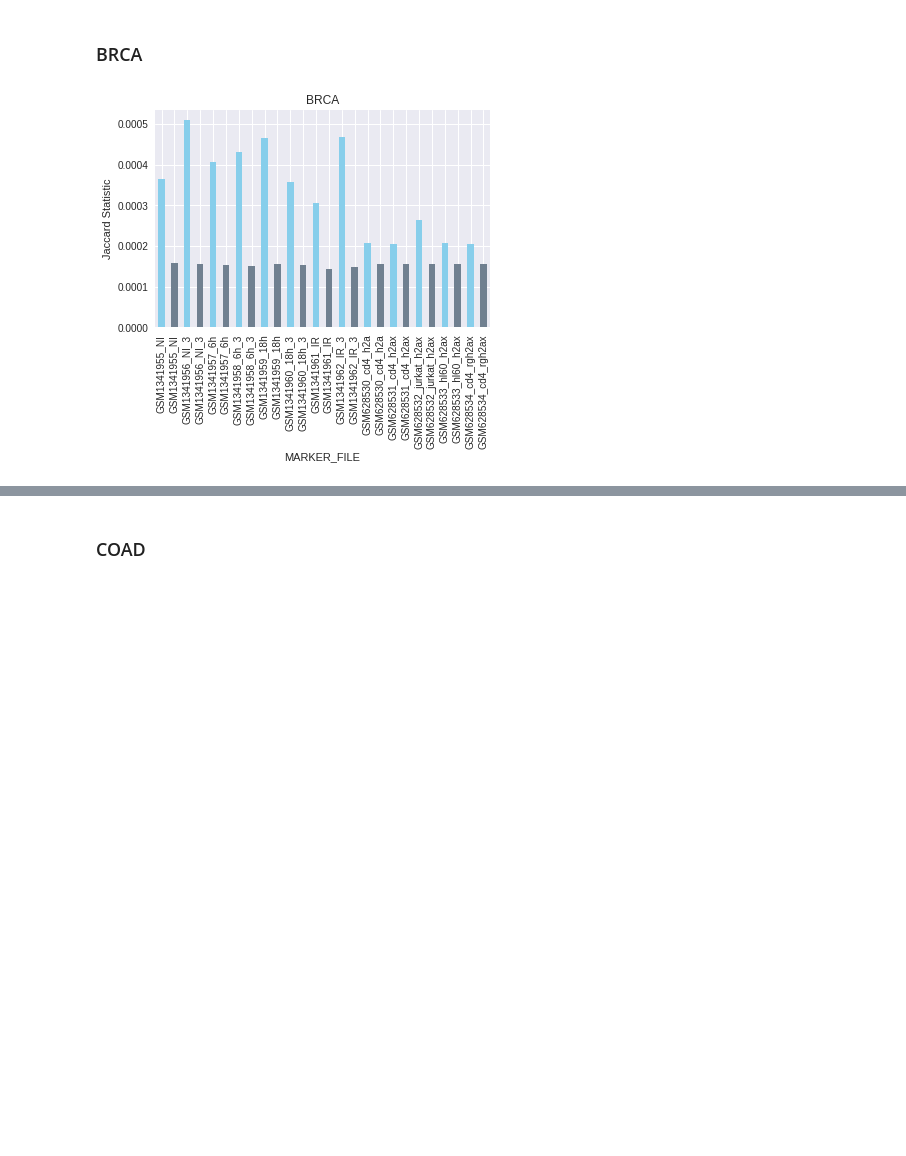
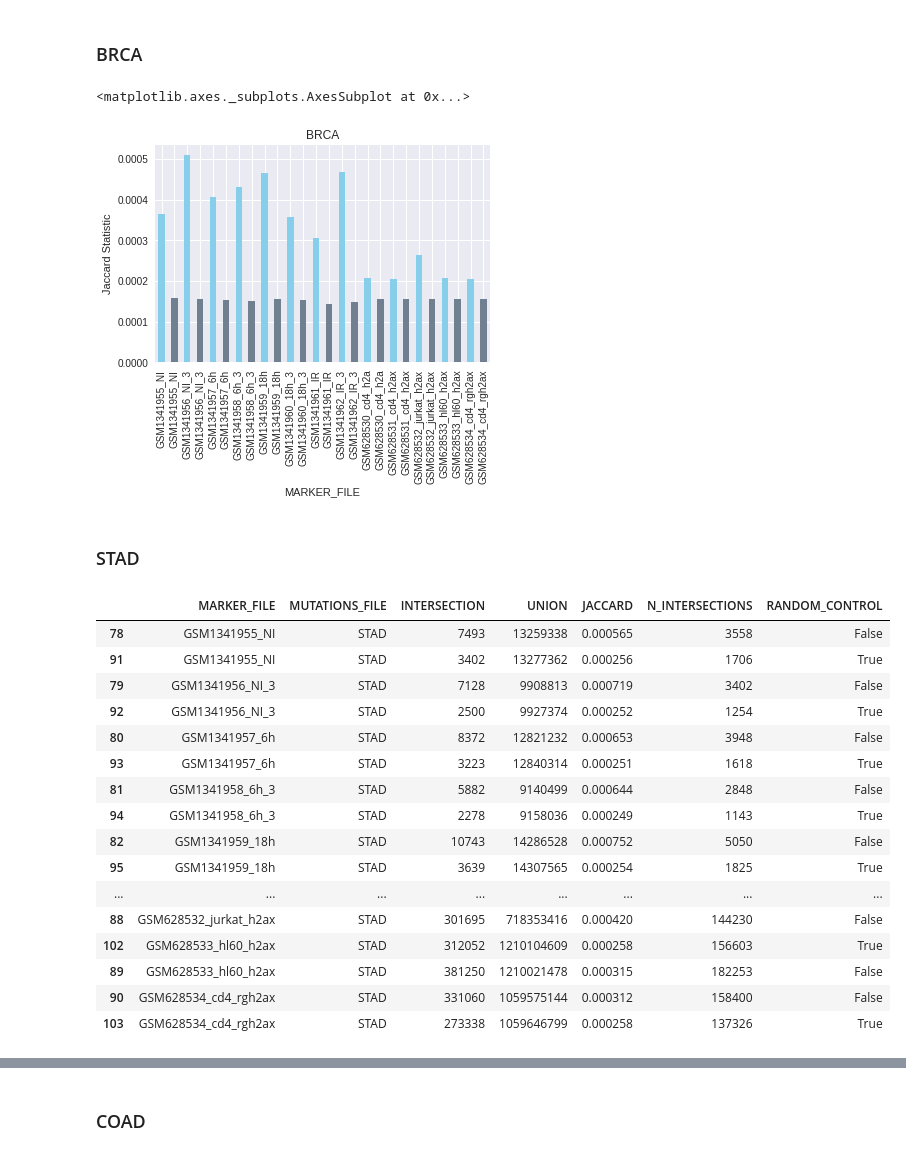
Before and after one commit to wjmn/dsb-bioinformatics-project, a Jupyter notebook: notebooks/20170723_preliminaryjaccardrun.ipynb, the cells around one changed output, grey strips where cells are left out. Saved outputs shown, nothing was run; the diff lists cells and outputs as text; code cells hidden in the pictures; blank space fills up the shorter version.

```diff
--- a/notebooks/20170723_preliminaryjaccardrun.ipynb
+++ b/notebooks/20170723_preliminaryjaccardrun.ipynb
@@ -126,6 +126,29 @@ er_neg_plot = plot_data_bars(er_neg, "ER_NEGATIVE")
 ### BRCA
 # %%
 brca = jaccard_hg38_clean[jaccard_hg38_clean["MUTATIONS_FILE"]=="BRCA"]
-brca = plot_data_bars(brca, "BRCA")
+plot_data_bars(brca, "BRCA")
 # %% [output]
+<matplotlib.axes._subplots.AxesSubplot at 0x...>
 [figure]
+# %% [markdown]
+### STAD
+# %%
+stad
+# %% [output]
+|  | MARKER_FILE | MUTATIONS_FILE | INTERSECTION | UNION | JACCARD | N_INTERSECTIONS | RANDOM_CONTROL |
+| 78 | GSM1341955_NI | STAD | 7493 | 13259338 | 0.000565 | 3558 | False |
+| 91 | GSM1341955_NI | STAD | 3402 | 13277362 | 0.000256 | 1706 | True |
+| 79 | GSM1341956_NI_3 | STAD | 7128 | 9908813 | 0.000719 | 3402 | False |
+| 92 | GSM1341956_NI_3 | STAD | 2500 | 9927374 | 0.000252 | 1254 | True |
+| 80 | GSM1341957_6h | STAD | 8372 | 12821232 | 0.000653 | 3948 | False |
+| 93 | GSM1341957_6h | STAD | 3223 | 12840314 | 0.000251 | 1618 | True |
+| 81 | GSM1341958_6h_3 | STAD | 5882 | 9140499 | 0.000644 | 2848 | False |
+| 94 | GSM1341958_6h_3 | STAD | 2278 | 9158036 | 0.000249 | 1143 | True |
+| 82 | GSM1341959_18h | STAD | 10743 | 14286528 | 0.000752 | 5050 | False |
+| 95 | GSM1341959_18h | STAD | 3639 | 14307565 | 0.000254 | 1825 | True |
+| ... | ... | ... | ... | ... | ... | ... | ... |
+| 88 | GSM628532_jurkat_h2ax | STAD | 301695 | 718353416 | 0.000420 | 144230 | False |
+| 102 | GSM628533_hl60_h2ax | STAD | 312052 | 1210104609 | 0.000258 | 156603 | True |
+| 89 | GSM628533_hl60_h2ax | STAD | 381250 | 1210021478 | 0.000315 | 182253 | False |
+| 90 | GSM628534_cd4_rgh2ax | STAD | 331060 | 1059575144 | 0.000312 | 158400 | False |
+| 103 | GSM628534_cd4_rgh2ax | STAD | 273338 | 1059646799 | 0.000258 | 137326 | True |
```
Also changed, not shown: parts of 5 cells of this notebook, 4 other files.
